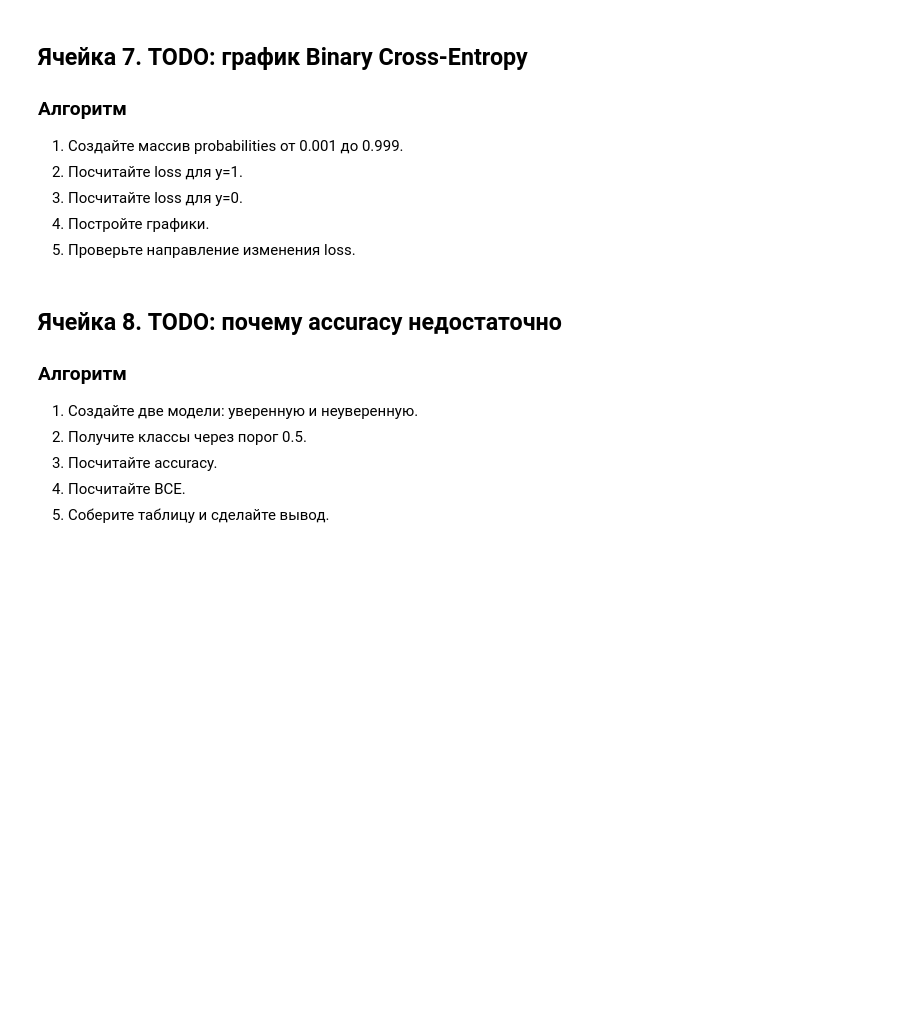
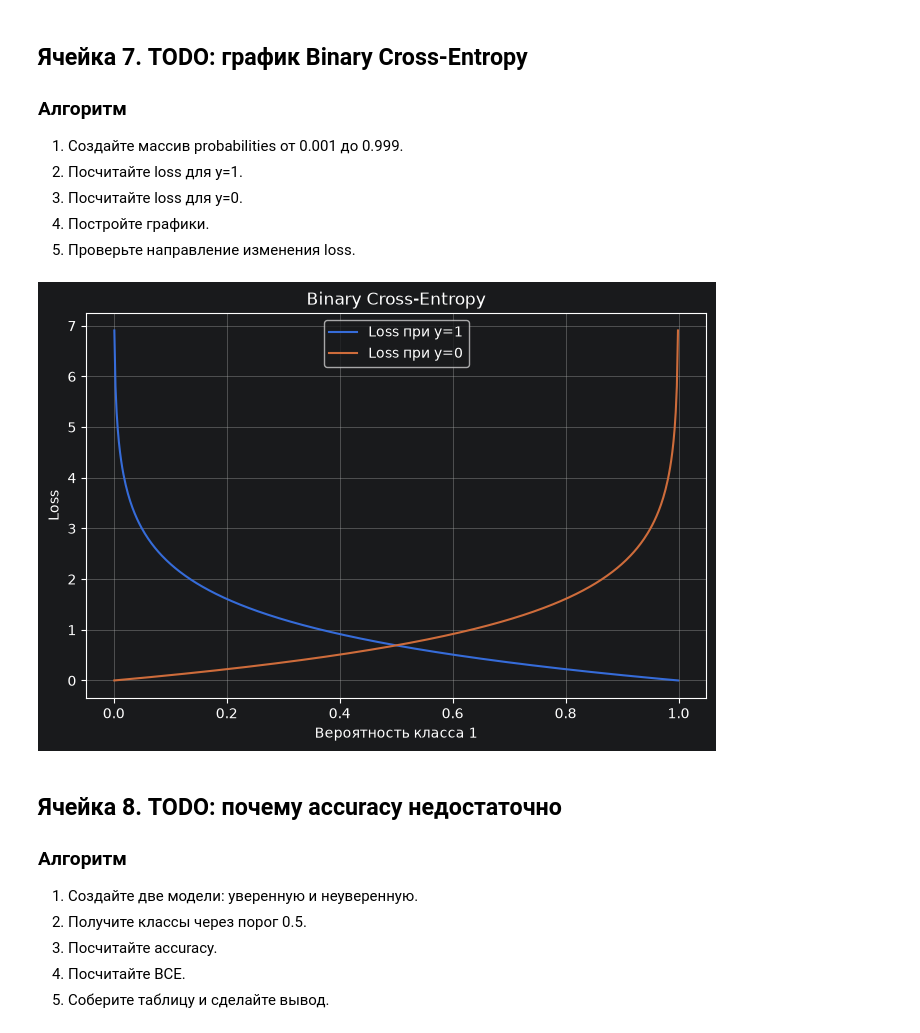
Before and after one commit to FelixTheCatW/study-dml, a Jupyter notebook: notebooks/block8_lesson04_loss_functions_todo.ipynb, the cells around one changed output. Cells and saved outputs as stored; diff of their text form; code cells hidden in the pictures; blank space fills up the shorter version.

```diff
--- a/notebooks/block8_lesson04_loss_functions_todo.ipynb
+++ b/notebooks/block8_lesson04_loss_functions_todo.ipynb
@@ -352,16 +483,30 @@ cross_entropy(y_true_labels, y_prob_matrix)
 5. Проверьте направление изменения loss.
 # %%
 # TODO: создайте probabilities
-
+probabilities = np.linspace(0.001, 0.999, 500)
 # TODO: посчитайте loss_when_y_is_1
-
+loss_when_y_is_1 = -np.log(probabilities)
 # TODO: посчитайте loss_when_y_is_0
+loss_when_y_is_0 = -np.log(1 - probabilities)
 
 # TODO: постройте два графика
-
+plt.figure(figsize=(8, 5))
+plt.plot(probabilities, loss_when_y_is_1, label="Loss при y=1")
+plt.plot(probabilities, loss_when_y_is_0, label="Loss при y=0")
+plt.title("Binary Cross-Entropy")
+plt.xlabel("Вероятность класса 1")
+plt.ylabel("Loss")
+plt.grid(True)
+plt.legend()
+plt.show()
 # TODO: добавьте title, xlabel, ylabel, grid, legend
 
 # TODO: assert loss_when_y_is_1[0] > loss_when_y_is_1[-1]
+assert len(probabilities) == len(loss_when_y_is_1)
+assert loss_when_y_is_1[0] > loss_when_y_is_1[-1]
+assert loss_when_y_is_0[0] < loss_when_y_is_0[-1]
+# %% [output]
+[figure, added]
 # %% [markdown]
 ## Ячейка 8. TODO: почему accuracy недостаточно
 
```
Also changed, not shown: parts of 9 cells of this notebook, 1 other file.
